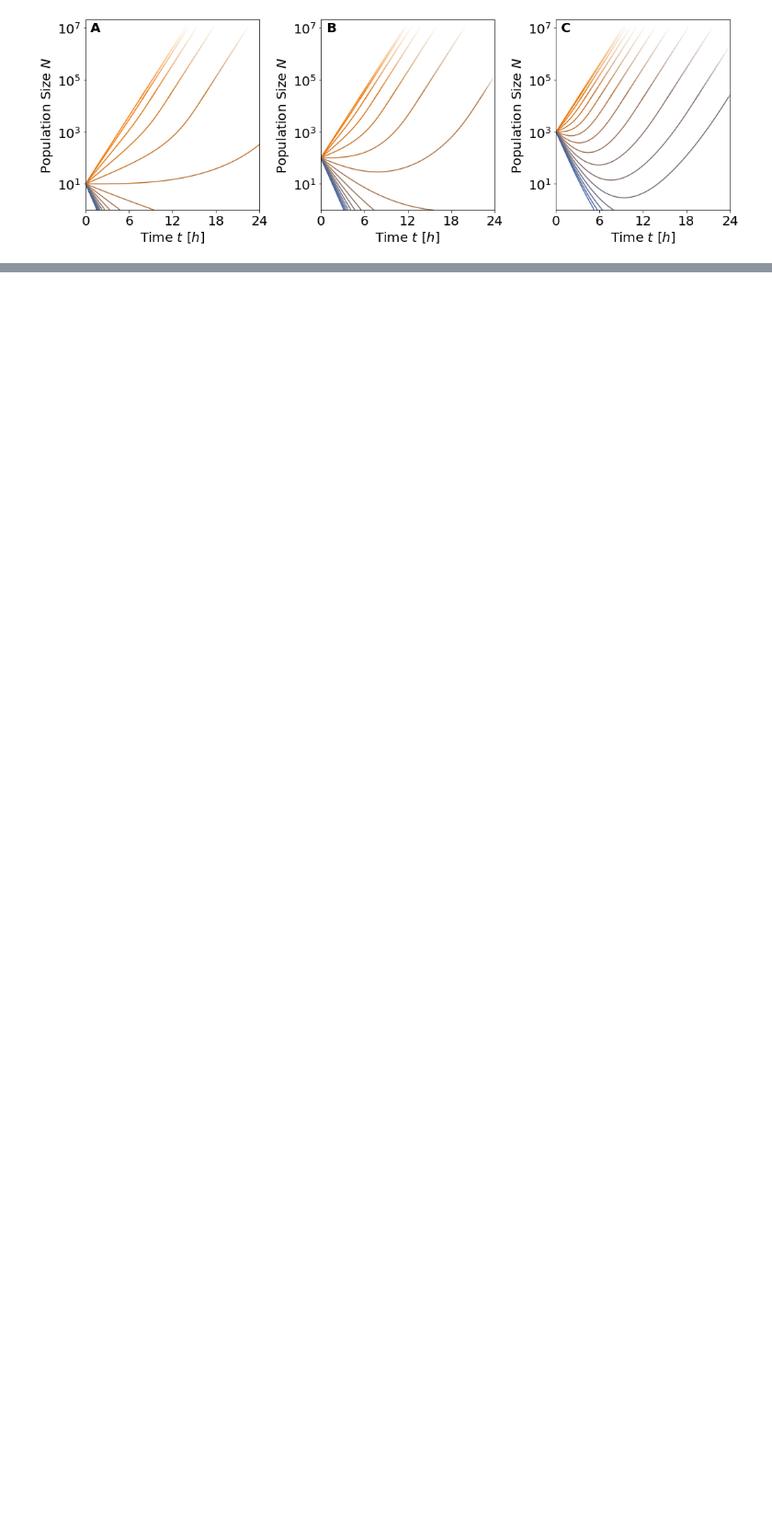
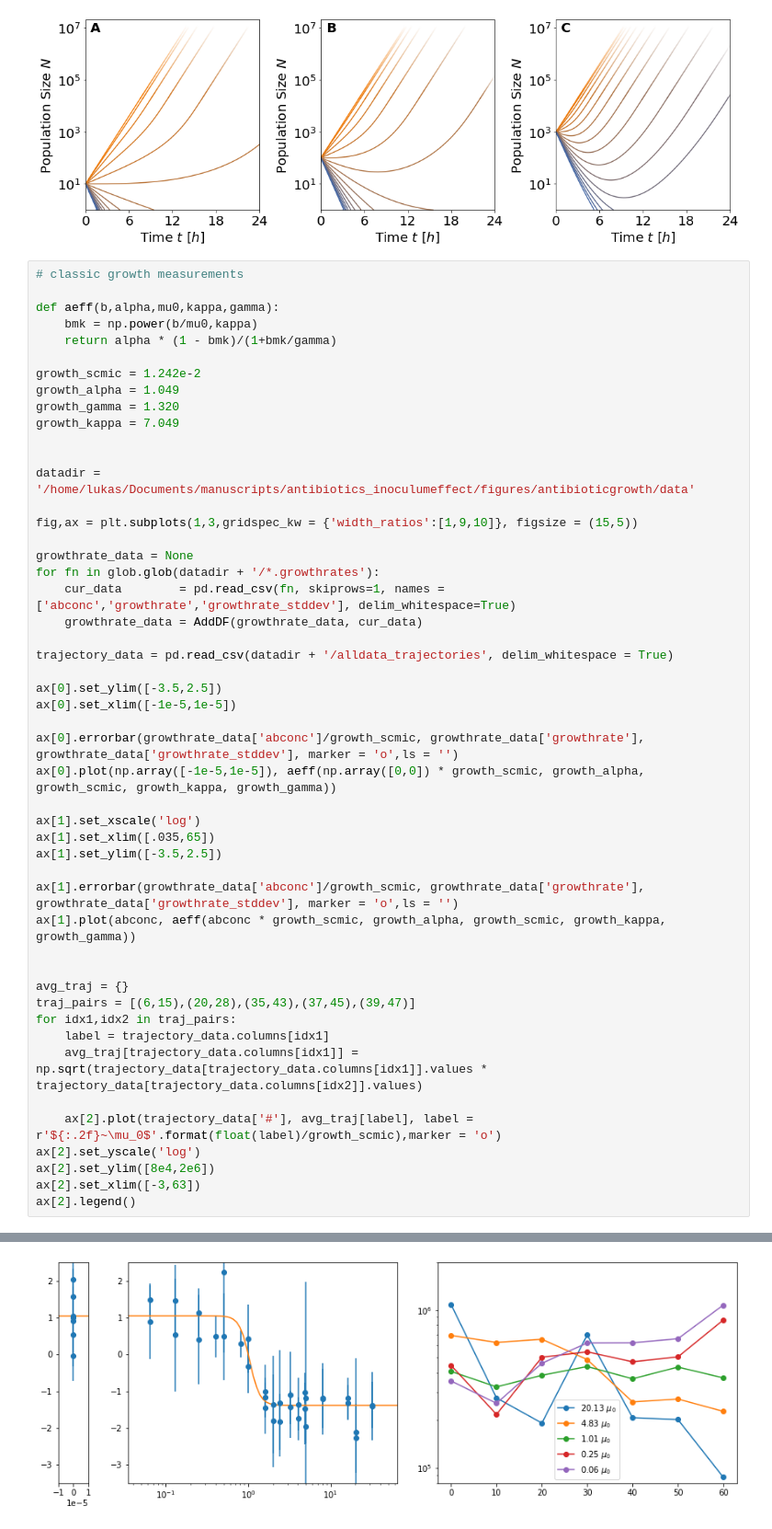
Before and after one commit to Michael000777/antibiotics, a Jupyter notebook: plots/plots for manuscript.ipynb, the cells around one changed output, grey strips where cells are left out. Shown at 92% size. Cells and saved outputs as stored; diff of their text form; blank space fills up the shorter version.

```diff
--- a/plots/plots for manuscript.ipynb
+++ b/plots/plots for manuscript.ipynb
@@ -515,3 +516,53 @@ fig.tight_layout()
 fig.savefig('trajectories.pdf')
 # %% [output]
 [figure]
+# %%
+# classic growth measurements
+
+def aeff(b,alpha,mu0,kappa,gamma):
+    bmk = np.power(b/mu0,kappa)
+    return alpha * (1 - bmk)/(1+bmk/gamma)
+
+growth_scmic = 1.242e-2
+growth_alpha = 1.049
+growth_gamma = 1.320
+growth_kappa = 7.049
+
+
+datadir = '/home/lukas/Documents/manuscripts/antibiotics_inoculumeffect/figures/antibioticgrowth/data'
+
+fig,ax = plt.subplots(1,3,gridspec_kw = {'width_ratios':[1,9,10]}, figsize = (15,5))
+
+growthrate_data = None
+for fn in glob.glob(datadir + '/*.growthrates'):
+    cur_data        = pd.read_csv(fn, skiprows=1, names = ['abconc','growthrate','growthrate_stddev'], delim_whitespace=True)
+    growthrate_data = AddDF(growthrate_data, cur_data)
+
+trajectory_data = pd.read_csv(datadir + '/alldata_trajectories', delim_whitespace = True)
+
+ax[0].set_ylim([-3.5,2.5])
+ax[0].set_xlim([-1e-5,1e-5])
+
+ax[0].errorbar(growthrate_data['abconc']/growth_scmic, growthrate_data['growthrate'], growthrate_data['growthrate_stddev'], marker = 'o',ls = '')
+ax[0].plot(np.array([-1e-5,1e-5]), aeff(np.array([0,0]) * growth_scmic, growth_alpha, growth_scmic, growth_kappa, growth_gamma))
+
+ax[1].set_xscale('log')
+ax[1].set_xlim([.035,65])
+ax[1].set_ylim([-3.5,2.5])
+
+ax[1].errorbar(growthrate_data['abconc']/growth_scmic, growthrate_data['growthrate'], growthrate_data['growthrate_stddev'], marker = 'o',ls = '')
+ax[1].plot(abconc, aeff(abconc * growth_scmic, growth_alpha, growth_scmic, growth_kappa, growth_gamma))
+
+
+avg_traj = {}
+traj_pairs = [(6,15),(20,28),(35,43),(37,45),(39,47)]
+for idx1,idx2 in traj_pairs:
+    label = trajectory_data.columns[idx1]
+    avg_traj[trajectory_data.columns[idx1]] = np.sqrt(trajectory_data[trajectory_data.columns[idx1]].values * trajectory_data[trajectory_data.columns[idx2]].values)
+
+    ax[2].plot(trajectory_data['#'], avg_traj[label], label = r'${:.2f}~\mu_0$'.format(float(label)/growth_scmic),marker = 'o')
+ax[2].set_yscale('log')
+ax[2].set_ylim([8e4,2e6])
+ax[2].set_xlim([-3,63])
+ax[2].legend()
+# %% [output]
@@ -517,0 +570 @@ fig.savefig('trajectories.pdf')
+[figure, added]
```
Also changed, not shown: parts of 2 cells of this notebook.
